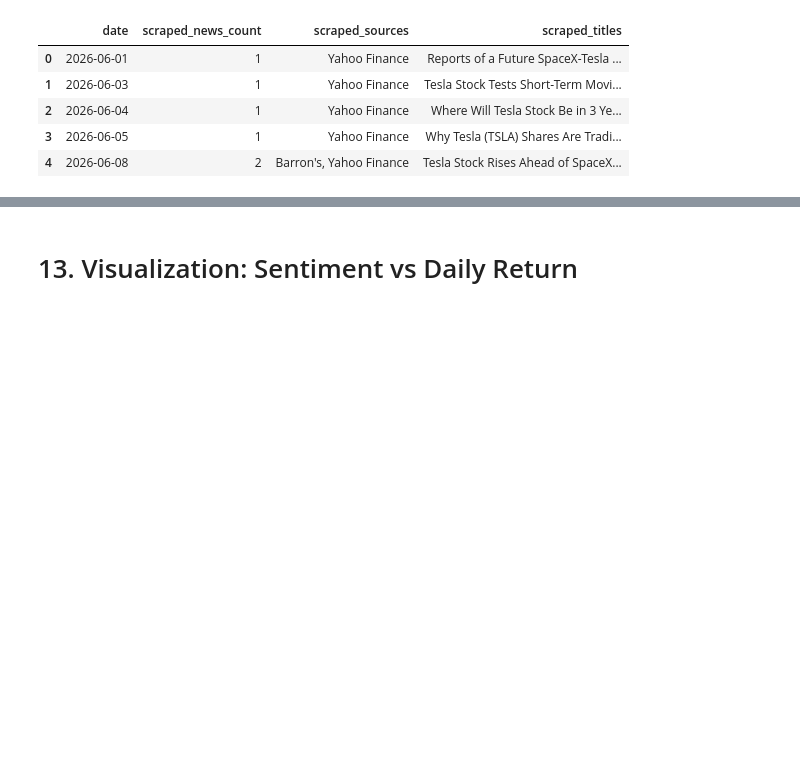
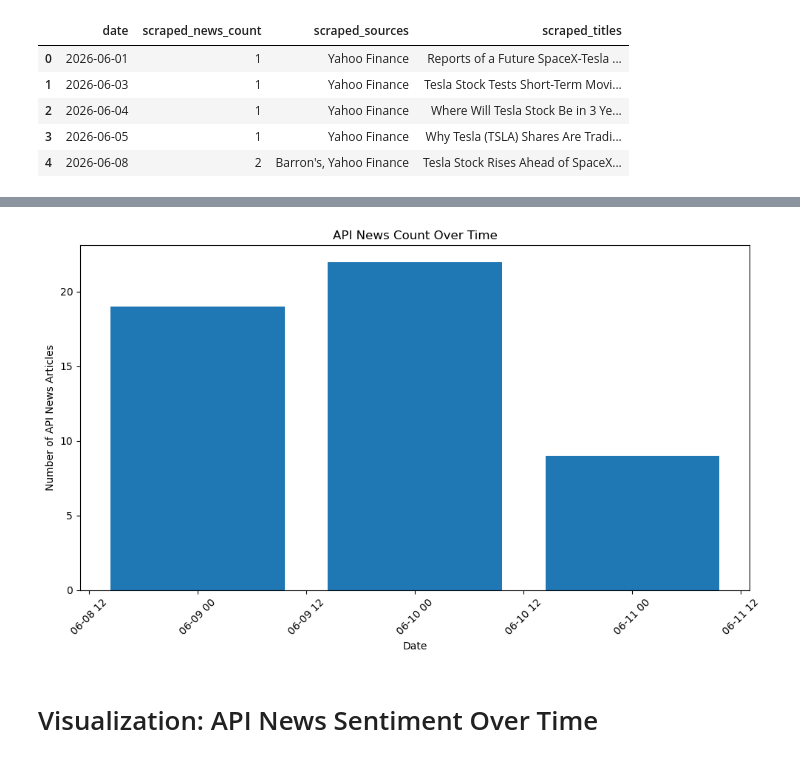
Before and after one commit to wi24b076/BDE-financial-news-stock-project, a Jupyter notebook: notebooks/03_data_merging_tesla.ipynb, the cells around one changed output, grey strips where cells are left out. Saved outputs shown, nothing was run; the diff lists cells and outputs as text; code cells hidden in the pictures; blank space fills up the shorter version.

```diff
--- a/notebooks/03_data_merging_tesla.ipynb
+++ b/notebooks/03_data_merging_tesla.ipynb
@@ -201,10 +280,18 @@ plt.show()
 # %%
+api_news_days = merged_df[merged_df["api_news_count"] > 0].copy()
+
 plt.figure(figsize=(10, 6))
-plt.scatter(merged_df["api_news_count"], merged_df["Daily_Return"])
-plt.title("API News Count vs Tesla Daily Return")
-plt.xlabel("API News Count")
-plt.ylabel("Daily Return")
+
+plt.bar(api_news_days["Date"], api_news_days["api_news_count"])
+
+plt.title("API News Count Over Time")
+plt.xlabel("Date")
+plt.ylabel("Number of API News Articles")
+plt.xticks(rotation=45)
+plt.tight_layout()
 plt.show()
+# %% [output]
+[figure, added]
 # %% [markdown]
-# 13. Visualization: Sentiment vs Daily Return
+# Visualization: API News Sentiment Over Time
 # %%
```
Also changed, not shown: parts of 24 cells of this notebook, 10 other files.
